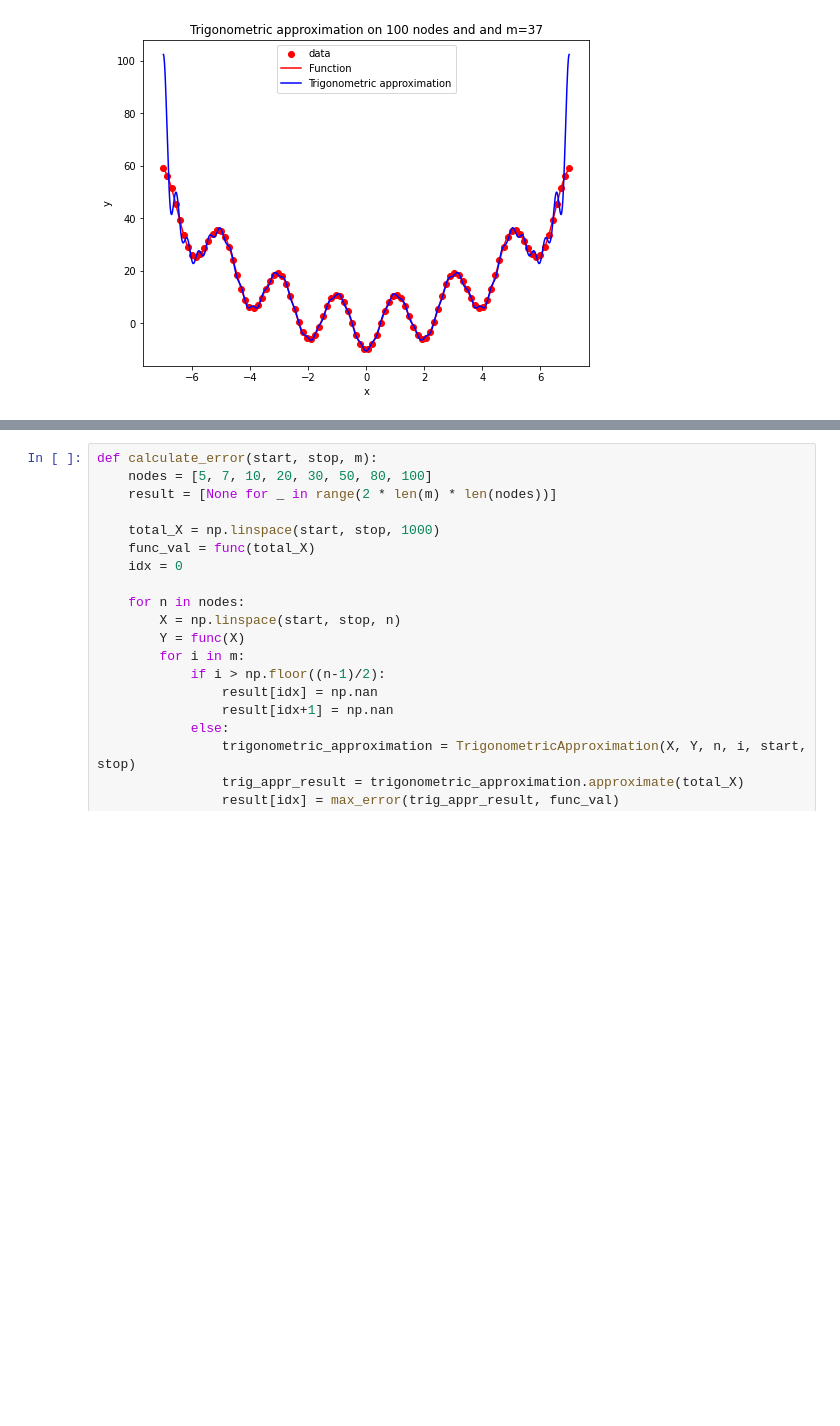
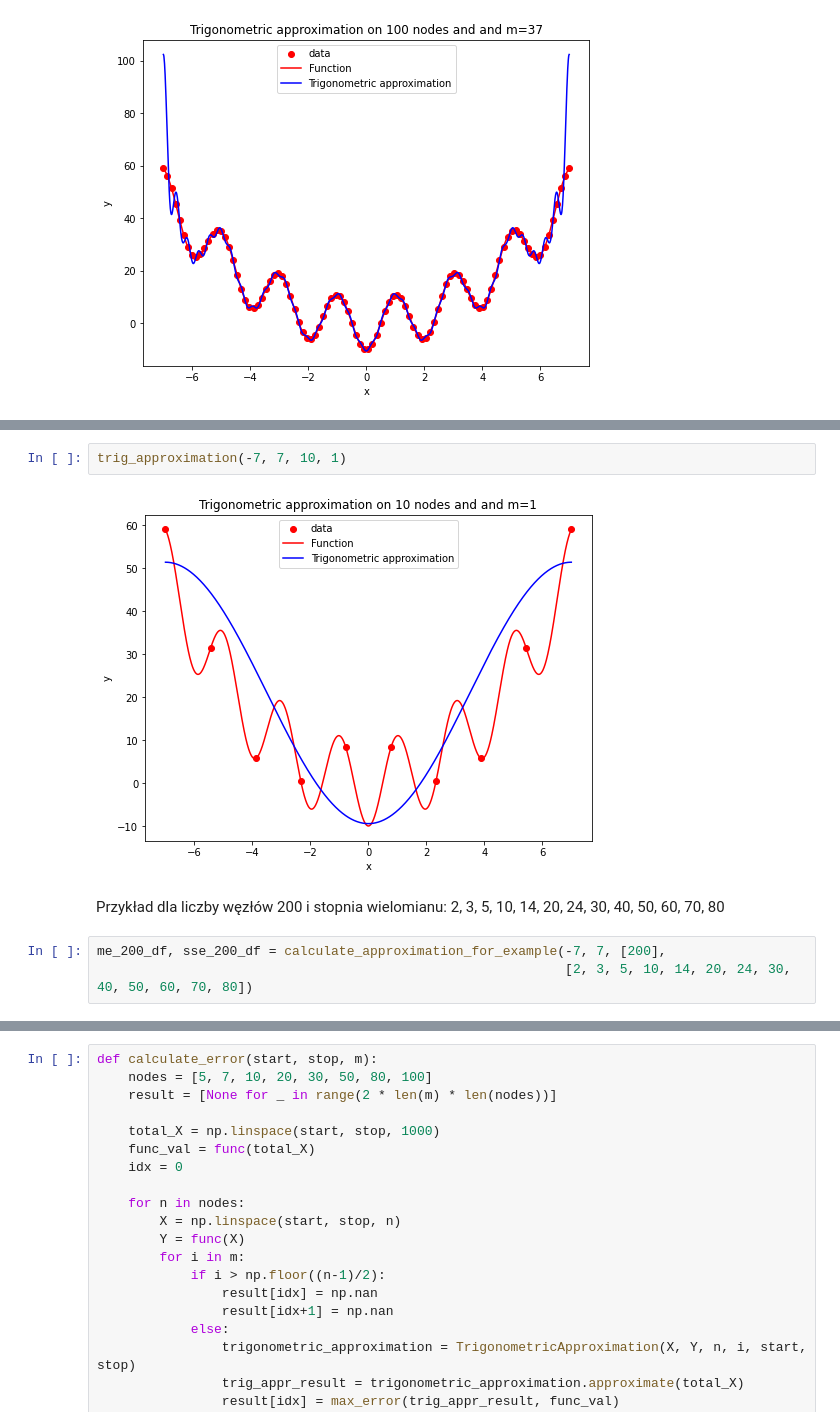
Before and after one commit to Szymon-Budziak/MOwNiT_course_AGH, a Jupyter notebook: Lab_6/Lab_6_code.ipynb, the cells around one changed output, grey strips where cells are left out. Cells and saved outputs as stored; diff of their text form; blank space fills up the shorter version.

```diff
--- a/Lab_6/Lab_6_code.ipynb
+++ b/Lab_6/Lab_6_code.ipynb
@@ -191,0 +247,9 @@ trig_approximation(-7, 7, 100, 37)
+# %%
+trig_approximation(-7, 7, 10, 1)
+# %% [output]
+[figure, added]
+# %% [markdown]
+Przykład dla liczby węzłów 200 i stopnia wielomianu: 2, 3, 5, 10, 14, 20, 24, 30, 40, 50, 60, 70, 80
+# %%
+me_200_df, sse_200_df = calculate_approximation_for_example(-7, 7, [200],
+                                                            [2, 3, 5, 10, 14, 20, 24, 30, 40, 50, 60, 70, 80])
```
Also changed, not shown: parts of 21 cells of this notebook, 1 other file.
